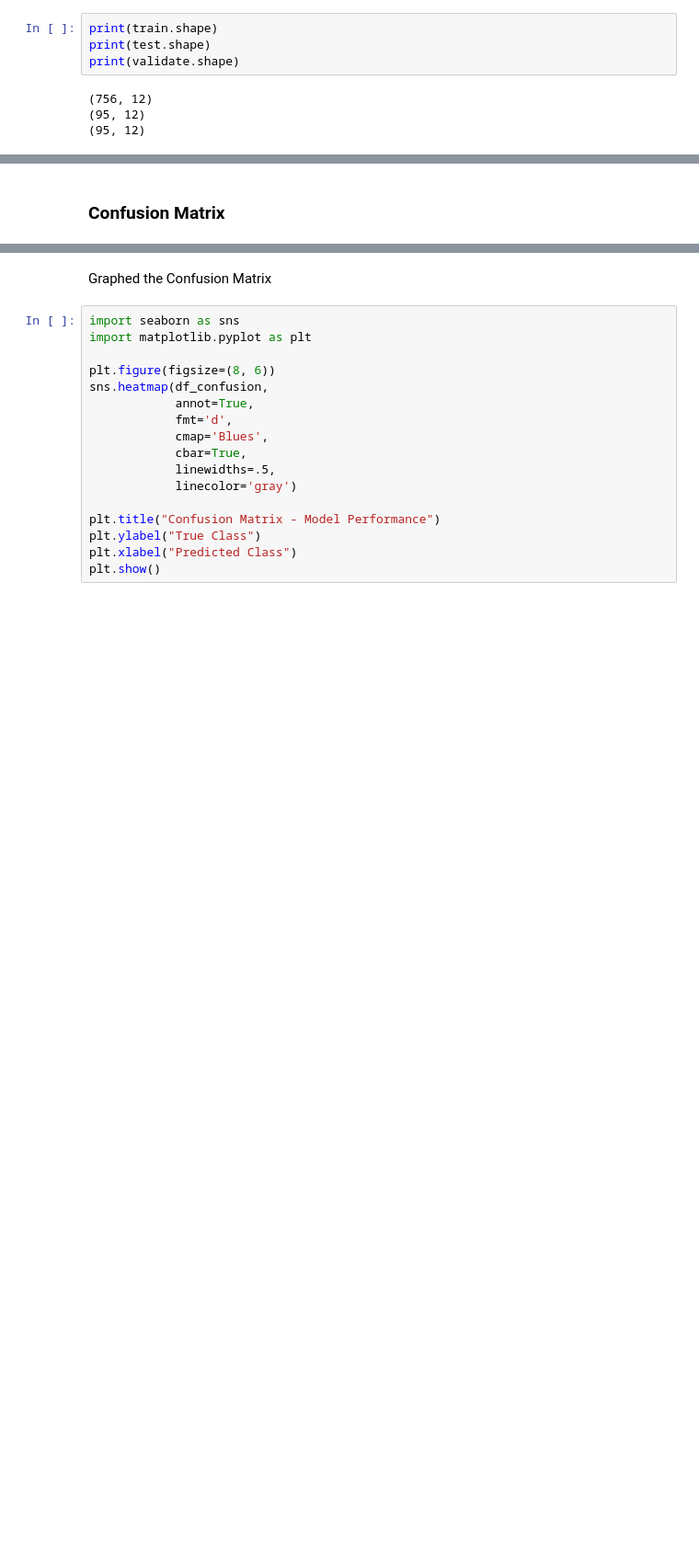
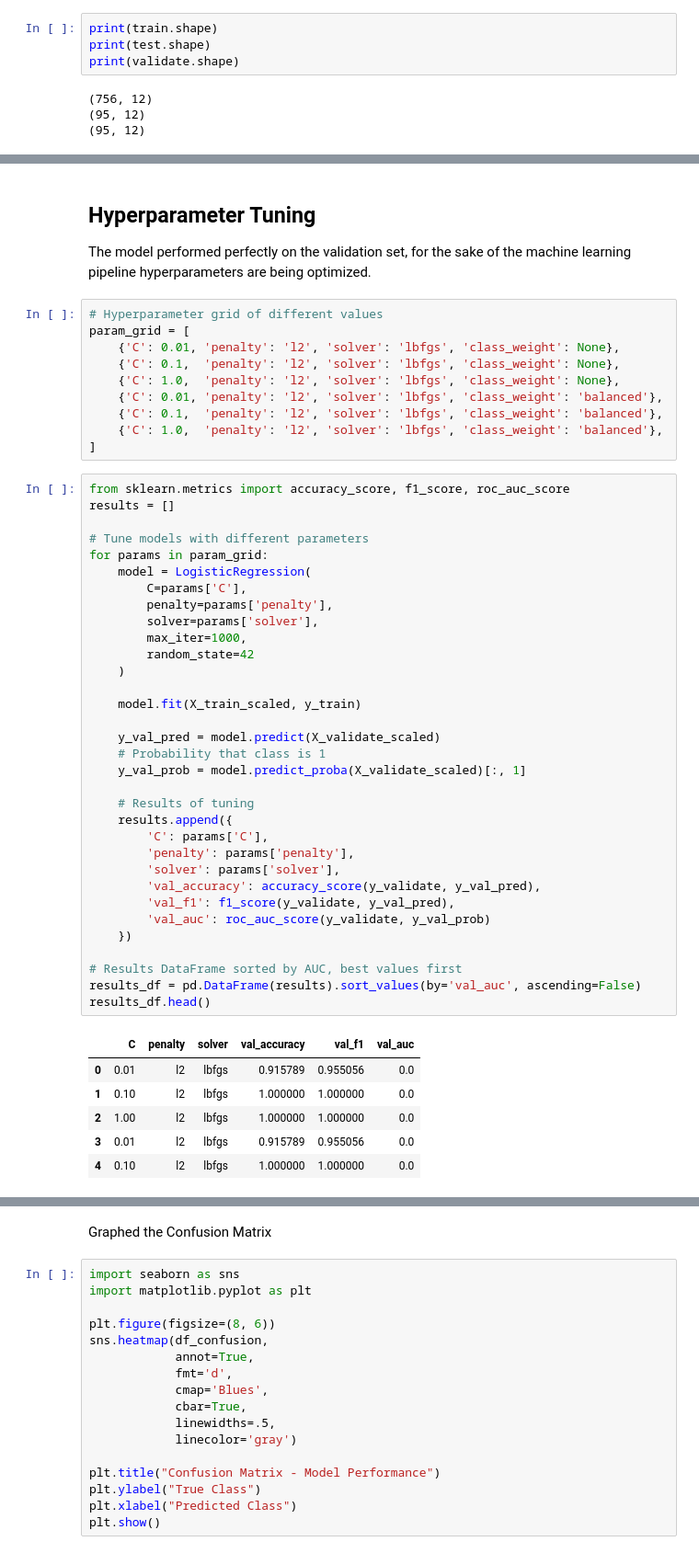
Before and after one commit to SeanIversDev/CIS490Project, a Jupyter notebook: main.ipynb, the cells around one changed output, grey strips where cells are left out. Shown at 92% size. Saved outputs shown, nothing was run; the diff lists cells and outputs as text; blank space fills up the shorter version.

```diff
--- a/main.ipynb
+++ b/main.ipynb
@@ -281,2 +409,53 @@ Our model had very good metrics. Being incredibly accurate, with a high Sensitiv
 # %% [markdown]
-### Confusion Matrix
+## Hyperparameter Tuning
+The model performed perfectly on the validation set, for the sake of the machine learning pipeline hyperparameters are being optimized.
+# %%
+# Hyperparameter grid of different values
+param_grid = [
+    {'C': 0.01, 'penalty': 'l2', 'solver': 'lbfgs', 'class_weight': None},
+    {'C': 0.1,  'penalty': 'l2', 'solver': 'lbfgs', 'class_weight': None},
+    {'C': 1.0,  'penalty': 'l2', 'solver': 'lbfgs', 'class_weight': None},
+    {'C': 0.01, 'penalty': 'l2', 'solver': 'lbfgs', 'class_weight': 'balanced'},
+    {'C': 0.1,  'penalty': 'l2', 'solver': 'lbfgs', 'class_weight': 'balanced'},
+    {'C': 1.0,  'penalty': 'l2', 'solver': 'lbfgs', 'class_weight': 'balanced'},
+]
+# %%
+from sklearn.metrics import accuracy_score, f1_score, roc_auc_score
+results = []
+
+# Tune models with different parameters
+for params in param_grid:
+    model = LogisticRegression(
+        C=params['C'],
+        penalty=params['penalty'],
+        solver=params['solver'],
+        max_iter=1000,
+        random_state=42
+    )
+
+    model.fit(X_train_scaled, y_train)
+
+    y_val_pred = model.predict(X_validate_scaled)
+    # Probability that class is 1
+    y_val_prob = model.predict_proba(X_validate_scaled)[:, 1]
+
+    # Results of tuning
+    results.append({
+        'C': params['C'],
+        'penalty': params['penalty'],
+        'solver': params['solver'],
+        'val_accuracy': accuracy_score(y_validate, y_val_pred),
+        'val_f1': f1_score(y_validate, y_val_pred),
+        'val_auc': roc_auc_score(y_validate, y_val_prob)
+    })
+
+# Results DataFrame sorted by AUC, best values first
+results_df = pd.DataFrame(results).sort_values(by='val_auc', ascending=False)
+results_df.head()
+# %% [output]
+|  | C | penalty | solver | val_accuracy | val_f1 | val_auc |
+| 0 | 0.01 | l2 | lbfgs | 0.915789 | 0.955056 | 0.0 |
+| 1 | 0.10 | l2 | lbfgs | 1.000000 | 1.000000 | 0.0 |
+| 2 | 1.00 | l2 | lbfgs | 1.000000 | 1.000000 | 0.0 |
+| 3 | 0.01 | l2 | lbfgs | 0.915789 | 0.955056 | 0.0 |
+| 4 | 0.10 | l2 | lbfgs | 1.000000 | 1.000000 | 0.0 |
```
Also changed, not shown: parts of 26 cells of this notebook, 1 other file.
